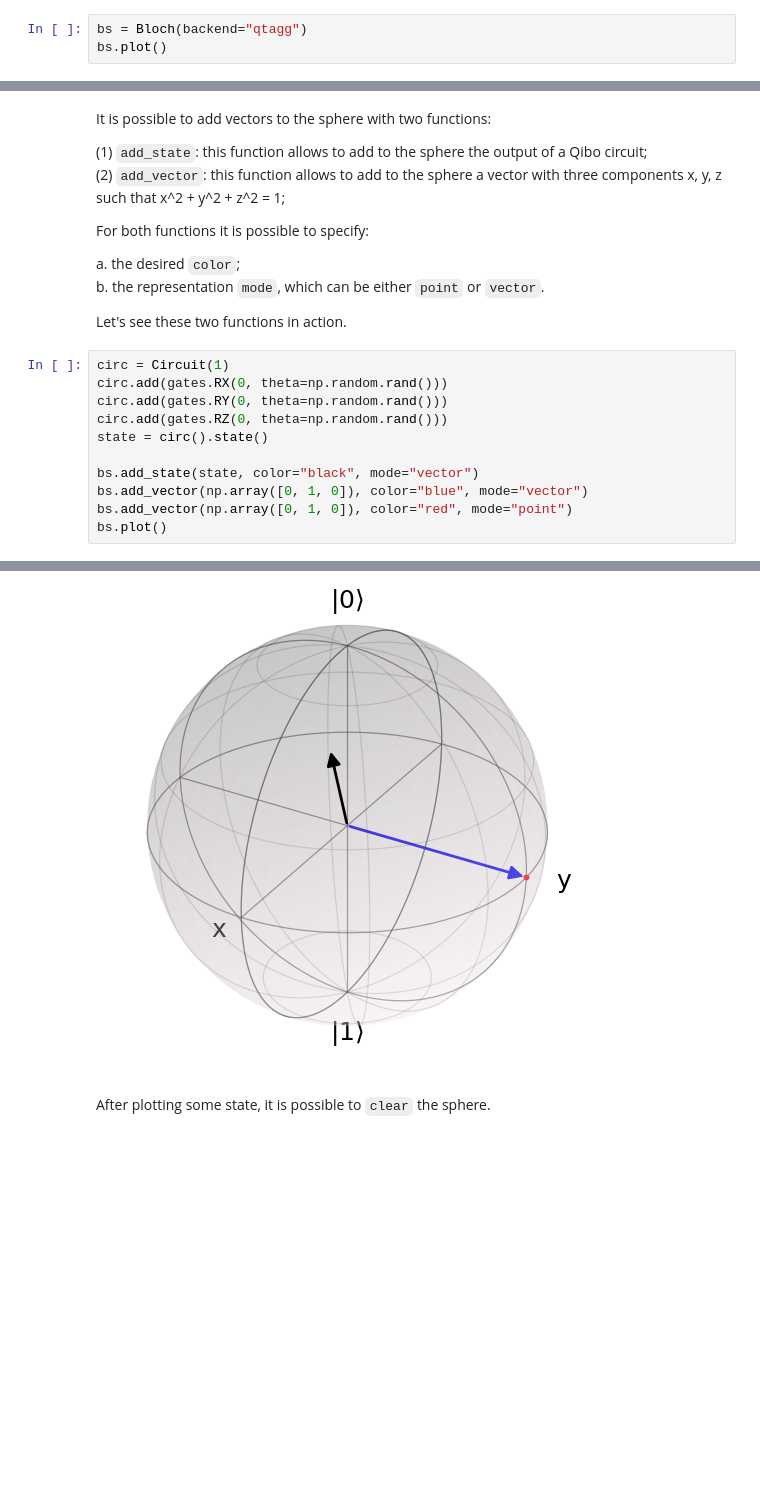
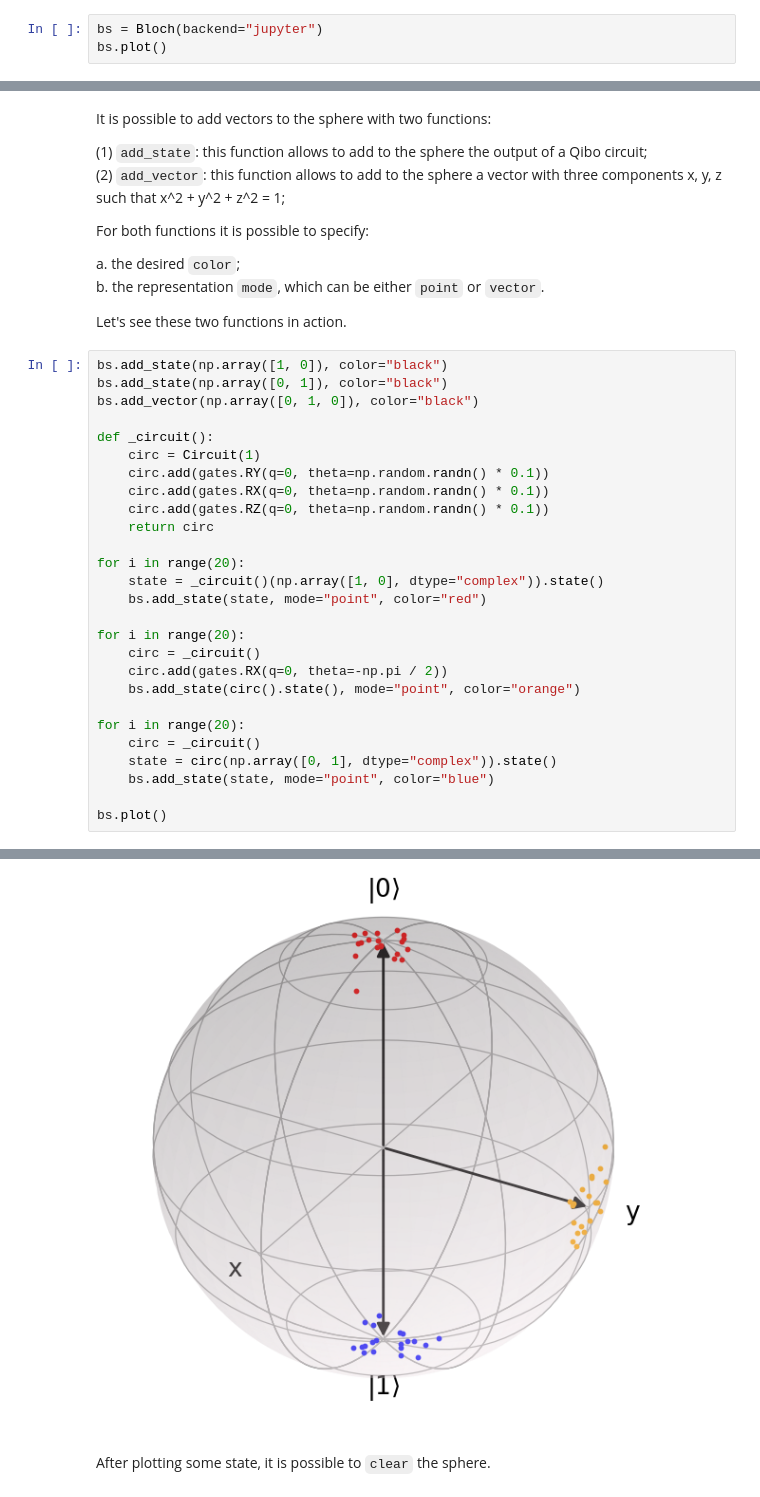
Before and after one commit to qiboteam/qibo, a Jupyter notebook: examples/bloch_sphere/bloch_sphere.ipynb, the cells around one changed output, grey strips where cells are left out. Drawn from its saved outputs; the diff is of its cells as text; blank space fills up the shorter version.

Commit message:
Jupyter notebook completed.

```diff
--- a/examples/bloch_sphere/bloch_sphere.ipynb
+++ b/examples/bloch_sphere/bloch_sphere.ipynb
@@ -10,5 +12,5 @@ from qibo.ui.bloch import Bloch
 # %% [markdown]
 First of all, let's `plot` an empty Bloch sphere.
 # %%
-bs = Bloch(backend="qtagg")
+bs = Bloch(backend="jupyter")
 bs.plot()
@@ -29,14 +33,30 @@ b. the representation `mode`, which can be either `point` or `vector`.
 
 Let's see these two functions in action.
 # %%
-circ = Circuit(1)
-circ.add(gates.RX(0, theta=np.random.rand()))
-circ.add(gates.RY(0, theta=np.random.rand()))
-circ.add(gates.RZ(0, theta=np.random.rand()))
-state = circ().state()
+bs.add_state(np.array([1, 0]), color="black")
+bs.add_state(np.array([0, 1]), color="black")
+bs.add_vector(np.array([0, 1, 0]), color="black")
 
-bs.add_state(state, color="black", mode="vector")
-bs.add_vector(np.array([0, 1, 0]), color="blue", mode="vector")
-bs.add_vector(np.array([0, 1, 0]), color="red", mode="point")
+def _circuit():
+    circ = Circuit(1)
+    circ.add(gates.RY(q=0, theta=np.random.randn() * 0.1))
+    circ.add(gates.RX(q=0, theta=np.random.randn() * 0.1))
+    circ.add(gates.RZ(q=0, theta=np.random.randn() * 0.1))
+    return circ
+
+for i in range(20):
+    state = _circuit()(np.array([1, 0], dtype="complex")).state()
+    bs.add_state(state, mode="point", color="red")
+
+for i in range(20):
+    circ = _circuit()
+    circ.add(gates.RX(q=0, theta=-np.pi / 2))
+    bs.add_state(circ().state(), mode="point", color="orange")
+
+for i in range(20):
+    circ = _circuit()
+    state = circ(np.array([0, 1], dtype="complex")).state()
+    bs.add_state(state, mode="point", color="blue")
+
 bs.plot()
 # %% [output]
@@ -44,4 +64,4 @@ bs.plot()
-[figure, old version]
+[figure, new version]
 # %% [markdown]
 After plotting some state, it is possible to `clear` the sphere.
 # %%
```
Also changed, not shown: parts of 6 cells of this notebook, 1 other file.
